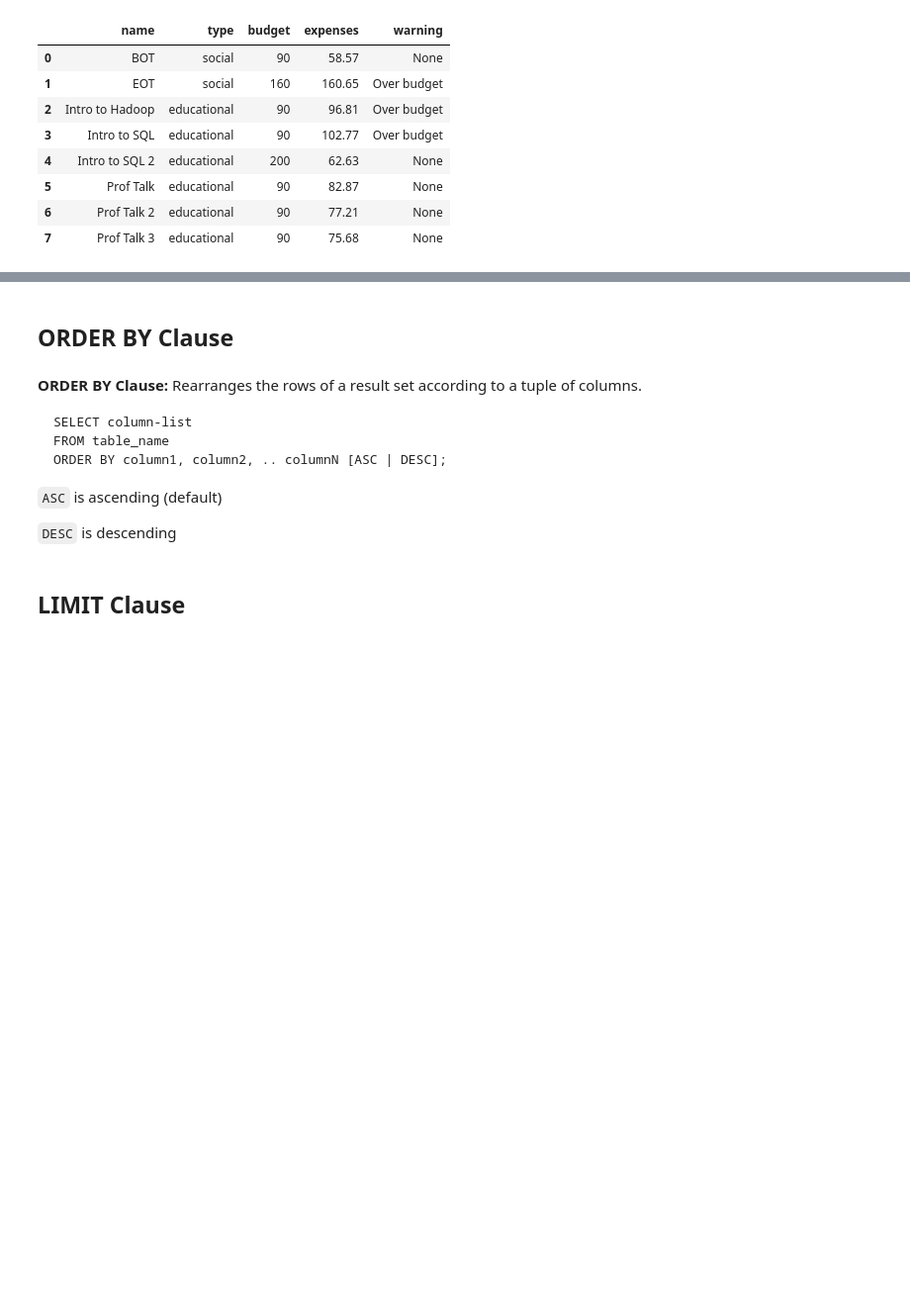
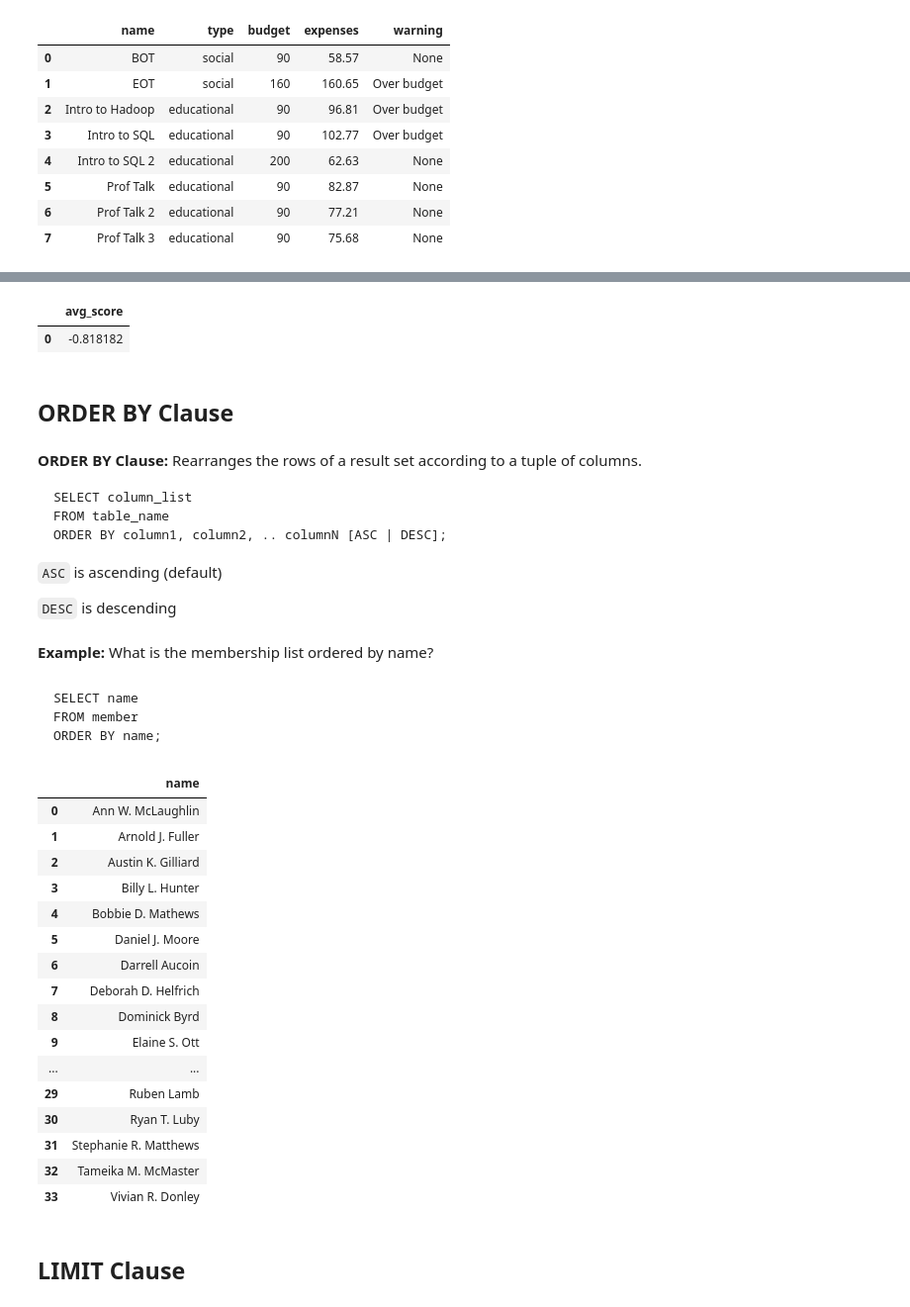
Before and after one commit to DarrellAucoin/IntroSQL, a Jupyter notebook: Intro_SQL_Presentation.ipynb, the cells around one changed output, grey strips where cells are left out. Shown: that part at 99% size. Saved outputs shown, nothing was run; the diff lists cells and outputs as text; code cells hidden in the pictures; blank space fills up the shorter version.

Commit message:
Added More Quiz examples
Added more quiz examples and increased the size of various images

````diff
--- a/Intro_SQL_Presentation.ipynb
+++ b/Intro_SQL_Presentation.ipynb
@@ -1775,16 +2086,60 @@ FROM event AS e INNER JOIN cost ON e.name = cost.event", con)
+# %%
+pd.read_sql_query(
+"SELECT AVG(CASE \
+    WHEN expense IN ('donuts', 'pop', 'fries') THEN -2 \
+    WHEN expense IN ('pizza', 'cookies') THEN -1 \
+    WHEN expense IN ('coffee') THEN 0 \
+    WHEN expense IN ('water', 'meals') THEN 2 \
+    WHEN expense IN ('veggie platter') THEN 3 \
+END) AS avg_score \
+FROM expenses", con)
+# %% [output]
+|  | avg_score |
+| 0 | -0.818182 |
 # %% [markdown]
 ## ORDER BY Clause
 # %% [markdown]
 __ORDER BY Clause:__ Rearranges the rows of a result set according to a tuple of columns.
 
 ```
-SELECT column-list
+SELECT column_list
 FROM table_name
 ORDER BY column1, column2, .. columnN [ASC | DESC];
 ```
 `ASC` is ascending (default)
 
 `DESC` is descending
+# %% [markdown]
+__Example:__ What is the membership list ordered by name?
+# %% [markdown]
+```
+SELECT name
+FROM member
+ORDER BY name;
+```
+# %%
+pd.read_sql_query(
+"SELECT name \
+FROM member \
+ORDER BY name", con)
+# %% [output]
+|  | name |
+| 0 | Ann W. McLaughlin |
+| 1 | Arnold J. Fuller |
+| 2 | Austin K. Gilliard |
+| 3 | Billy L. Hunter |
+| 4 | Bobbie D. Mathews |
+| 5 | Daniel J. Moore |
+| 6 | Darrell Aucoin |
+| 7 | Deborah D. Helfrich |
+| 8 | Dominick Byrd |
+| 9 | Elaine S. Ott |
+| ... | ... |
+| 29 | Ruben Lamb |
+| 30 | Ryan T. Luby |
+| 31 | Stephanie R. Matthews |
+| 32 | Tameika M. McMaster |
+| 33 | Vivian R. Donley |
 # %% [markdown]
 ## LIMIT Clause
 # %% [markdown]
````
Also changed, not shown: parts of 78 cells of this notebook, 15 other files.
